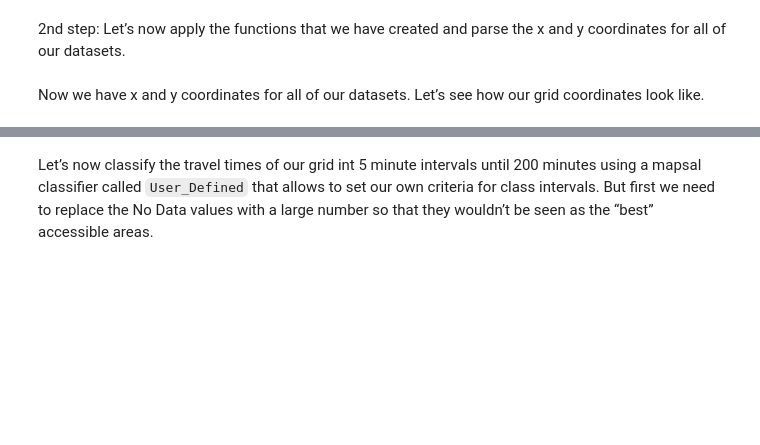
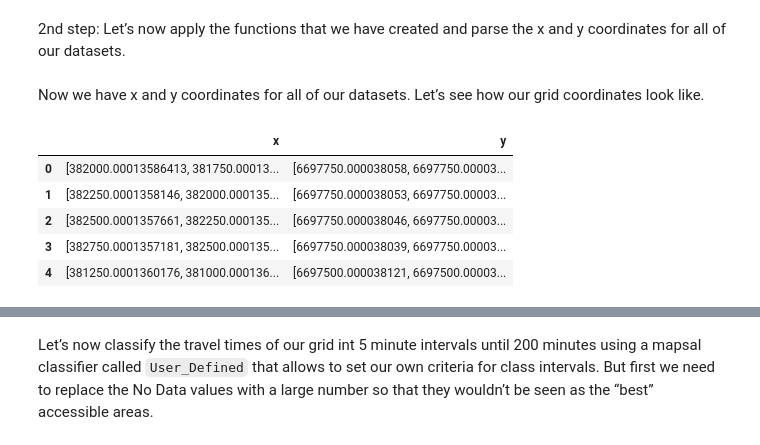
Before and after one commit to kngai/gis-training, a Jupyter notebook: 6_visualizations/01_interactive_maps.ipynb, the cells around one changed output, grey strips where cells are left out. Cells and saved outputs as stored; diff of their text form; code cells hidden in the pictures; blank space fills up the shorter version.

```diff
--- a/6_visualizations/01_interactive_maps.ipynb
+++ b/6_visualizations/01_interactive_maps.ipynb
@@ -305,31 +335,41 @@ Let's check
 # %% [markdown]
 Let’s proceed and parse the x and y values of our grid. Let’s create own function for that as well.
 # %%
-def getPolyCoords(None):
+def getPolyCoords(row, geom, coord_type):
     """Returns the coordinates ('x' or 'y') of edges of a Polygon exterior"""
 
     # Parse the exterior of the coordinate
+    exterior = row[geom].exterior
 
-
-        # Get the x coordinates of the exterior
-
-
-        # Get the y coordinates of the exterior
+    # Get the x coordinates of the exterior
+    if coord_type == 'x':
+        return list(exterior.coords.xy[0])
+    # Get the y coordinates of the exterior
+    elif coord_type == 'y':
+        return list(exterior.coords.xy[1])
 # %% [markdown]
 2nd step: Let’s now apply the functions that we have created and parse the x and y coordinates for all of our datasets.
 # %%
 # Get the Polygon x and y coordinates
-grid['x'] = None
-grid['y'] = None
+grid['x'] = grid.apply(getPolyCoords, geom='geometry', coord_type='x', axis=1)
+grid['y'] = grid.apply(getPolyCoords, geom='geometry', coord_type='y', axis=1)
 
 # Calculate x and y coordinates of the line
-metro['x'] = None
-metro['y'] = None
+metro['x'] = metro.apply(getLineCoords, geom='geometry', coord_type='x', axis=1)
+metro['y'] = metro.apply(getLineCoords, geom='geometry', coord_type='y', axis=1)
 
 # Calculate x and y coordinates of the points
-points['x'] = None
-points['y'] = None
+points['x'] = points.apply(getPointCoords, geom='geometry', coord_type='x', axis=1)
+points['y'] = points.apply(getPointCoords, geom='geometry', coord_type='y', axis=1)
 # %% [markdown]
 Now we have x and y coordinates for all of our datasets. Let’s see how our grid coordinates look like.
 # %%
 # Show only head of x and y columns
+grid[['x', 'y']].head()
+# %% [output]
+|  | x | y |
+| 0 | [382000.00013586413, 381750.00013... | [6697750.000038058, 6697750.00003... |
+| 1 | [382250.0001358146, 382000.000135... | [6697750.000038053, 6697750.00003... |
+| 2 | [382500.0001357661, 382250.000135... | [6697750.000038046, 6697750.00003... |
+| 3 | [382750.0001357181, 382500.000135... | [6697750.000038039, 6697750.00003... |
+| 4 | [381250.0001360176, 381000.000136... | [6697500.000038121, 6697500.00003... |
```
Also changed, not shown: parts of 16 cells of this notebook, 2 other files.
